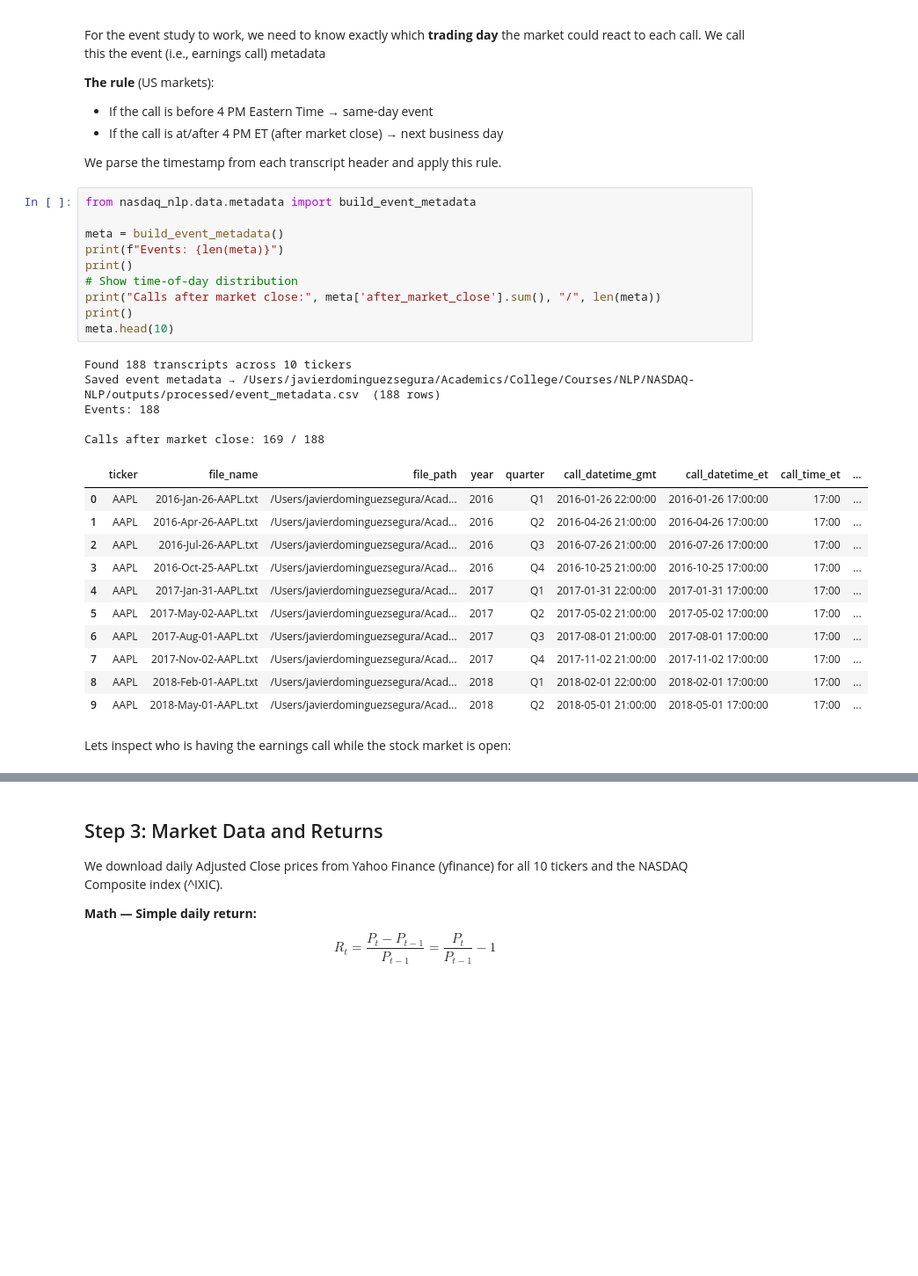
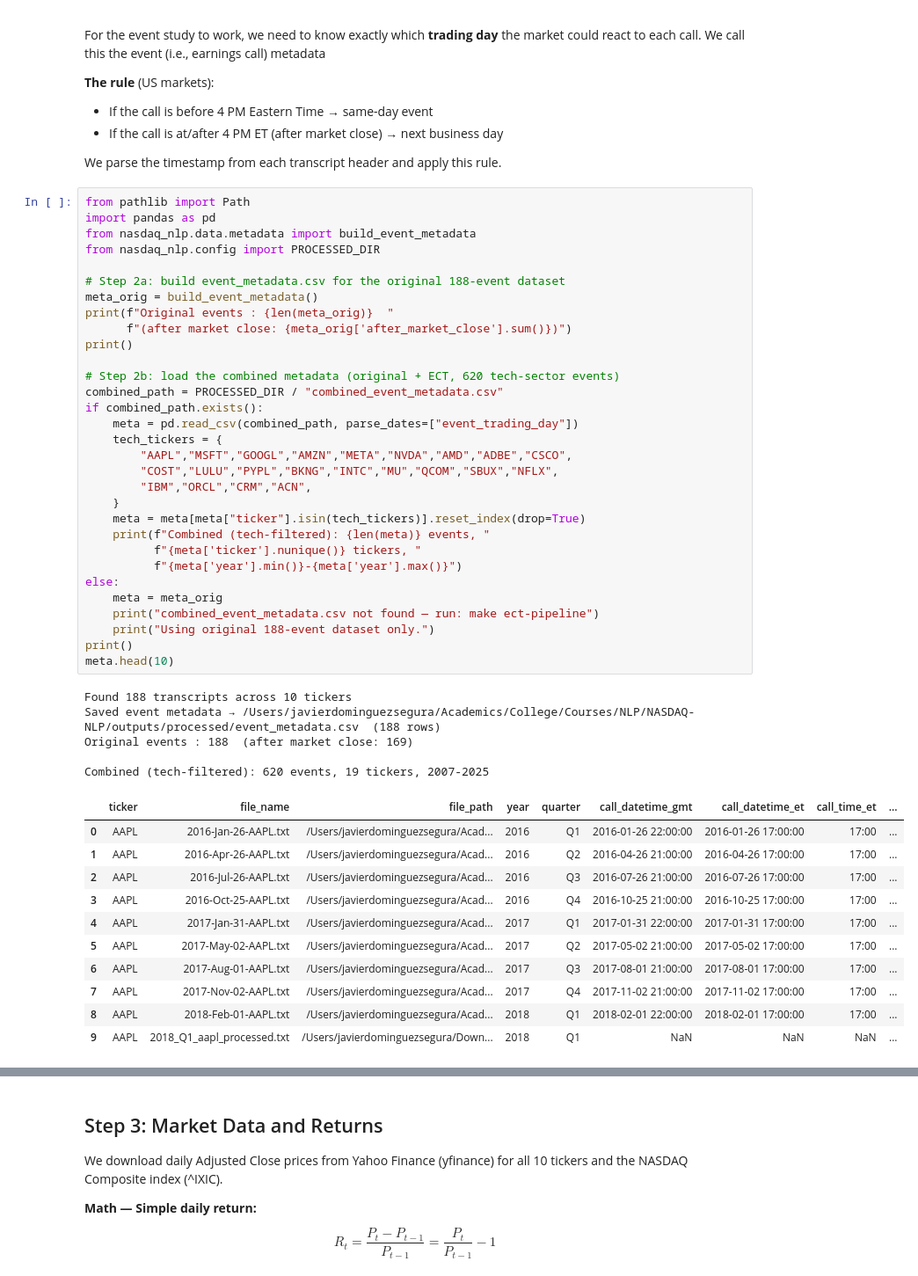
Before and after one commit to Tee-Time-Software-Solutions/NASDAQ-NLP, a Jupyter notebook: notebooks/01_data_pipeline.ipynb, the cells around one changed output, grey strips where cells are left out. Shown at 88% size. Drawn from its saved outputs; the diff is of its cells as text; blank space fills up the shorter version.

```diff
--- a/notebooks/01_data_pipeline.ipynb
+++ b/notebooks/01_data_pipeline.ipynb
@@ -36,31 +46,50 @@ the market could react to each call. We call this the event (i.e., earnings call
 
 We parse the timestamp from each transcript header and apply this rule.
 # %%
+from pathlib import Path
+import pandas as pd
 from nasdaq_nlp.data.metadata import build_event_metadata
+from nasdaq_nlp.config import PROCESSED_DIR
 
-meta = build_event_metadata()
-print(f"Events: {len(meta)}")
+# Step 2a: build event_metadata.csv for the original 188-event dataset
+meta_orig = build_event_metadata()
+print(f"Original events : {len(meta_orig)}  "
+      f"(after market close: {meta_orig['after_market_close'].sum()})")
 print()
-# Show time-of-day distribution
-print("Calls after market close:", meta['after_market_close'].sum(), "/", len(meta))
+
+# Step 2b: load the combined metadata (original + ECT, 620 tech-sector events)
+combined_path = PROCESSED_DIR / "combined_event_metadata.csv"
+if combined_path.exists():
+    meta = pd.read_csv(combined_path, parse_dates=["event_trading_day"])
+    tech_tickers = {
+        "AAPL","MSFT","GOOGL","AMZN","META","NVDA","AMD","ADBE","CSCO",
+        "COST","LULU","PYPL","BKNG","INTC","MU","QCOM","SBUX","NFLX",
+        "IBM","ORCL","CRM","ACN",
+    }
+    meta = meta[meta["ticker"].isin(tech_tickers)].reset_index(drop=True)
+    print(f"Combined (tech-filtered): {len(meta)} events, "
+          f"{meta['ticker'].nunique()} tickers, "
+          f"{meta['year'].min()}-{meta['year'].max()}")
+else:
+    meta = meta_orig
+    print("combined_event_metadata.csv not found — run: make ect-pipeline")
+    print("Using original 188-event dataset only.")
 print()
 meta.head(10)
 # %% [output]
 Found 188 transcripts across 10 tickers
 Saved event metadata → /Users/javierdominguezsegura/Academics/College/Courses/NLP/NASDAQ-NLP/outputs/processed/event_metadata.csv  (188 rows)
-Events: 188
+Original events : 188  (after market close: 169)
 
-Calls after market close: 169 / 188
+Combined (tech-filtered): 620 events, 19 tickers, 2007-2025
 |  | ticker | file_name | file_path | year | quarter | call_datetime_gmt | call_datetime_et | call_time_et | ... |
 | 0 | AAPL | 2016-Jan-26-AAPL.txt | /Users/javierdominguezsegura/Acad... | 2016 | Q1 | 2016-01-26 22:00:00 | 2016-01-26 17:00:00 | 17:00 | ... |
 | 1 | AAPL | 2016-Apr-26-AAPL.txt | /Users/javierdominguezsegura/Acad... | 2016 | Q2 | 2016-04-26 21:00:00 | 2016-04-26 17:00:00 | 17:00 | ... |
 | 2 | AAPL | 2016-Jul-26-AAPL.txt | /Users/javierdominguezsegura/Acad... | 2016 | Q3 | 2016-07-26 21:00:00 | 2016-07-26 17:00:00 | 17:00 | ... |
 | 3 | AAPL | 2016-Oct-25-AAPL.txt | /Users/javierdominguezsegura/Acad... | 2016 | Q4 | 2016-10-25 21:00:00 | 2016-10-25 17:00:00 | 17:00 | ... |
 | 4 | AAPL | 2017-Jan-31-AAPL.txt | /Users/javierdominguezsegura/Acad... | 2017 | Q1 | 2017-01-31 22:00:00 | 2017-01-31 17:00:00 | 17:00 | ... |
 | 5 | AAPL | 2017-May-02-AAPL.txt | /Users/javierdominguezsegura/Acad... | 2017 | Q2 | 2017-05-02 21:00:00 | 2017-05-02 17:00:00 | 17:00 | ... |
 | 6 | AAPL | 2017-Aug-01-AAPL.txt | /Users/javierdominguezsegura/Acad... | 2017 | Q3 | 2017-08-01 21:00:00 | 2017-08-01 17:00:00 | 17:00 | ... |
 | 7 | AAPL | 2017-Nov-02-AAPL.txt | /Users/javierdominguezsegura/Acad... | 2017 | Q4 | 2017-11-02 21:00:00 | 2017-11-02 17:00:00 | 17:00 | ... |
 | 8 | AAPL | 2018-Feb-01-AAPL.txt | /Users/javierdominguezsegura/Acad... | 2018 | Q1 | 2018-02-01 22:00:00 | 2018-02-01 17:00:00 | 17:00 | ... |
-| 9 | AAPL | 2018-May-01-AAPL.txt | /Users/javierdominguezsegura/Acad... | 2018 | Q2 | 2018-05-01 21:00:00 | 2018-05-01 17:00:00 | 17:00 | ... |
+| 9 | AAPL | 2018_Q1_aapl_processed.txt | /Users/javierdominguezsegura/Down... | 2018 | Q1 | NaN | NaN | NaN | ... |
-# %% [markdown]
-Lets inspect who is having the earnings call while the stock market is open:
```
Also changed, not shown: parts of 5 cells of this notebook, 20 other files.
